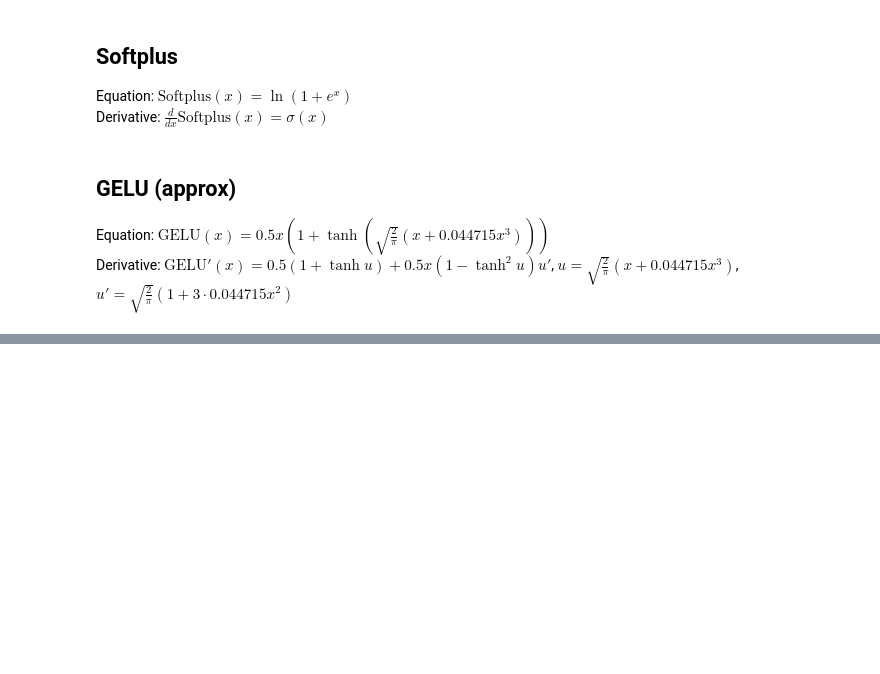
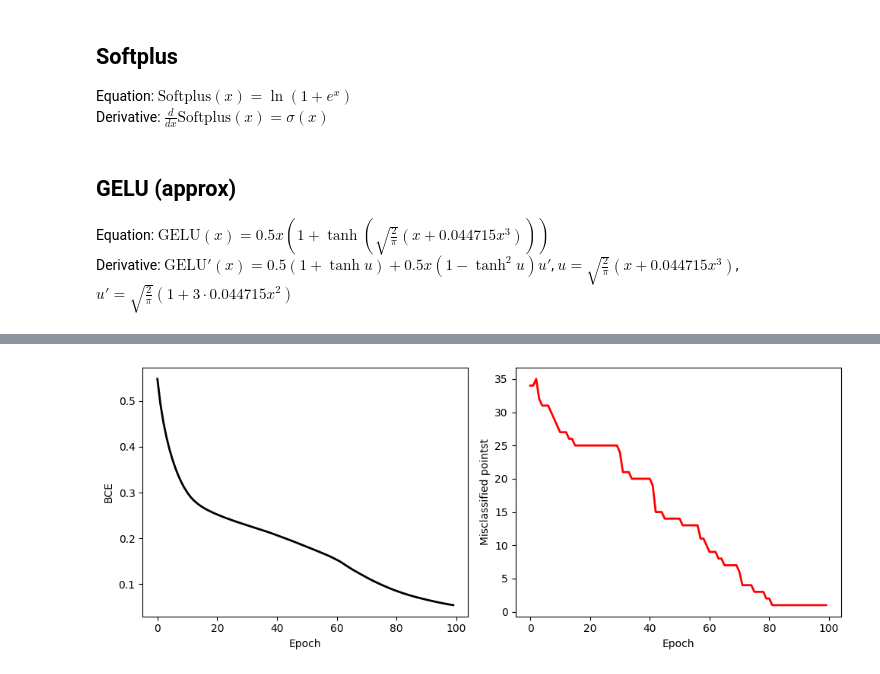
Before and after one commit to ChemAI-Lab/AI4Chem, a Jupyter notebook: website/modules/03-neural_networks.ipynb, the cells around one changed output, grey strips where cells are left out. Saved outputs shown, nothing was run; the diff lists cells and outputs as text; code cells hidden in the pictures; blank space fills up the shorter version.

```diff
--- a/website/modules/03-neural_networks.ipynb
+++ b/website/modules/03-neural_networks.ipynb
@@ -348,6 +348,21 @@ for epoch in range(num_epochs):
         misclassified = (preds != y).sum().item()
         misclassified_.append(misclassified)
         print(f"Epoch {epoch + 1}/{num_epochs}, Loss: {loss.item():.4f}, Misclassified: {misclassified}")
+# %%
+# subplots of BCE and misclassified samples
+fig, axes = plt.subplots(1, 2, figsize=(10, 4))
+
+axes[0].plot(bce_, color="black", linewidth=2)
+axes[0].set_xlabel("Epoch")
+axes[0].set_ylabel("BCE")
+
+axes[1].plot(misclassified_, color="red", linewidth=2)
+axes[1].set_xlabel("Epoch")
+axes[1].set_ylabel("Misclassified pointst")
+
+plt.tight_layout()
+# %% [output]
+[figure, added]
 # %%
 # Animation using trained NN snapshots
 X_np = dataset[0]
```
Also changed, not shown: 1 other file.
